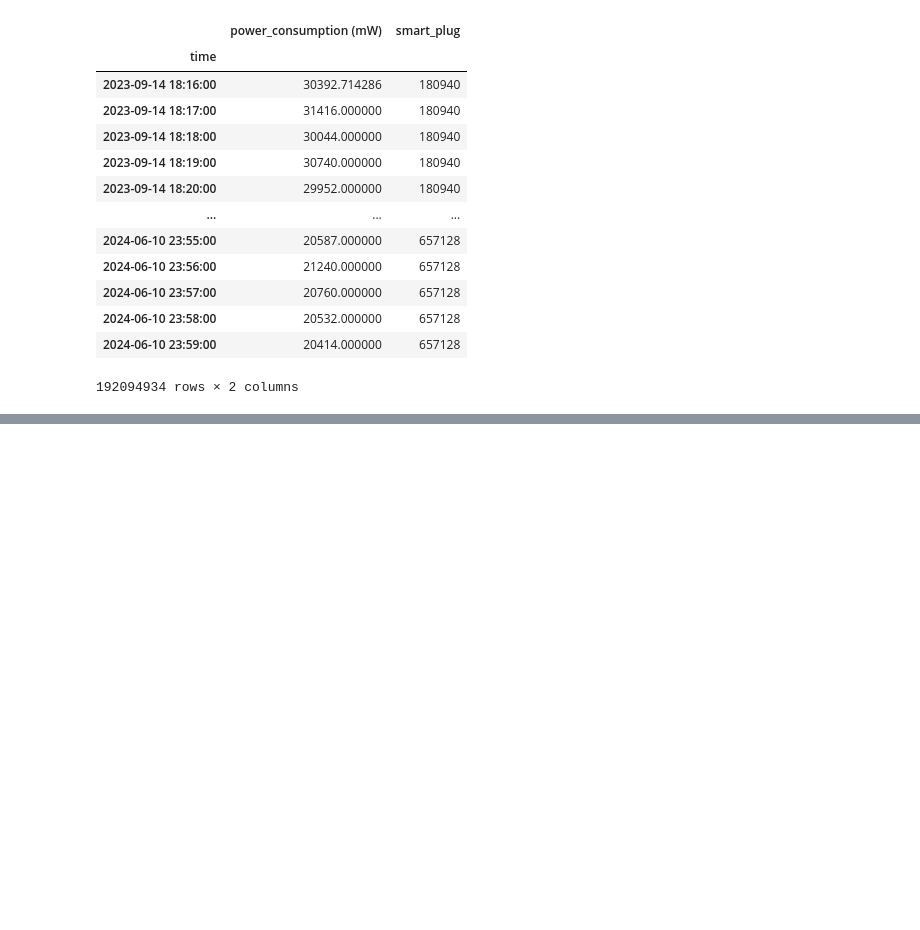
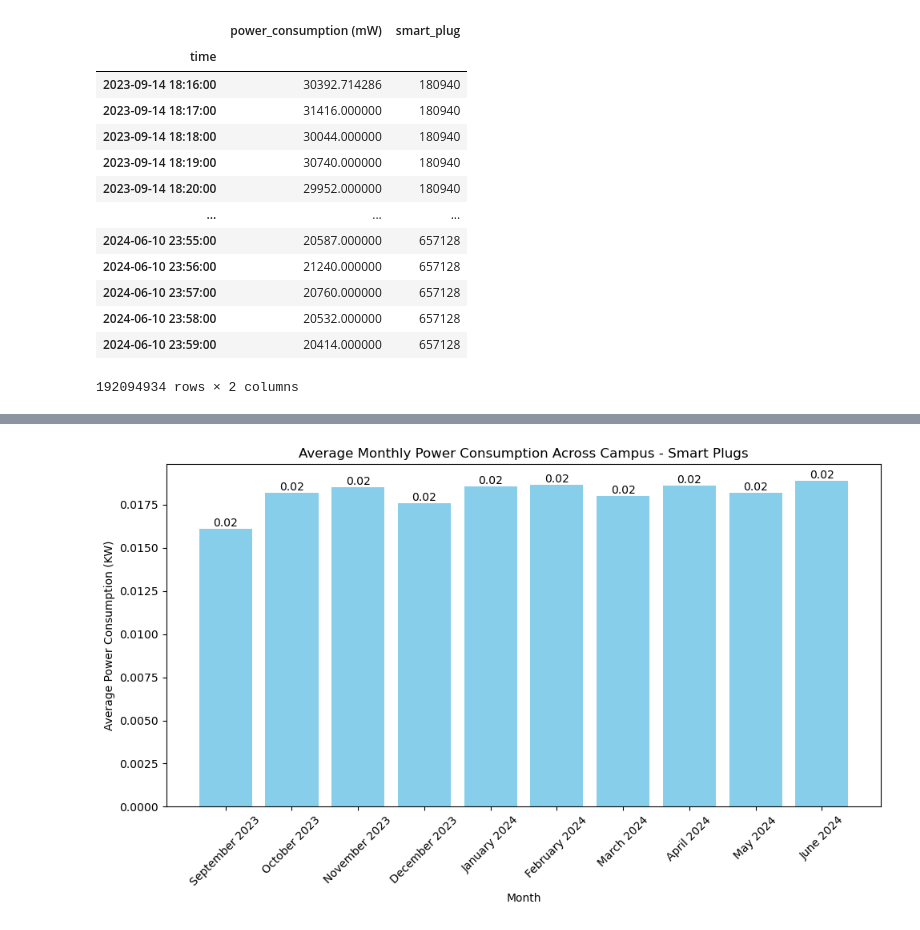
Before and after one commit to matthew-vaught/smart-plug-research, a Jupyter notebook: Data Visualization Notebooks/DataVisualizations - Monthly Trends - All Plugs.ipynb, the cells around one changed output, grey strips where cells are left out. Saved outputs shown, nothing was run; the diff lists cells and outputs as text; code cells hidden in the pictures; blank space fills up the shorter version.

```diff
--- a/Data Visualization Notebooks/DataVisualizations - Monthly Trends - All Plugs.ipynb
+++ b/Data Visualization Notebooks/DataVisualizations - Monthly Trends - All Plugs.ipynb
@@ -53,5 +53,5 @@ combined_df
 monthly_df = combined_df.resample('M').mean(numeric_only=True)
 
 # Convert all power consumption values from milliWatt to KW/h and rename appropriately
-monthly_df['power_consumption (mW)'] = monthly_df['power_consumption (mW)'] * 60 / 1_000_000
-monthly_df.rename(columns = {'power_consumption (mW)': 'power_consumption (KW/h)'}, inplace=True)
+monthly_df['power_consumption (mW)'] = monthly_df['power_consumption (mW)']/ 1_000_000
+monthly_df.rename(columns = {'power_consumption (mW)': 'power_consumption (KW)'}, inplace=True)
@@ -62,22 +73,24 @@ monthly_df
 # %%
 # Creating a bar graph that shows the average power consumption across the entire dataset for each month that we have data
 
 import matplotlib.pyplot as plt
 import seaborn as sns
 import pandas as pd
 
 # Plotting the bar charts
 plt.figure(figsize=(10, 6))
-bars = plt.bar(monthly_df.index.strftime('%B %Y'), monthly_df['power_consumption (KW/h)'], color='skyblue')
+bars = plt.bar(monthly_df.index.strftime('%B %Y'), monthly_df['power_consumption (KW)'], color='skyblue')
 plt.xlabel('Month')
-plt.ylabel('Average Power Consumption (KW/h)')
+plt.ylabel('Average Power Consumption (KW)')
 plt.title(f'Average Monthly Power Consumption Across Campus - Smart Plugs')
 plt.xticks(rotation=45)
 
 # Adding the monthly consumption values on top of each bar for better visual presentation
 for bar in bars:
     yval = bar.get_height()
-    plt.text(bar.get_x() + bar.get_width() / 2, yval, f'{yval:.1f}', ha='center', va='bottom')
+    plt.text(bar.get_x() + bar.get_width() / 2, yval, f'{yval:.2f}', ha='center', va='bottom')
 
 plt.tight_layout()
 plt.show()
+# %% [output]
+[figure, added]
```
Also changed, not shown: parts of 2 cells of this notebook, 17 other files.
